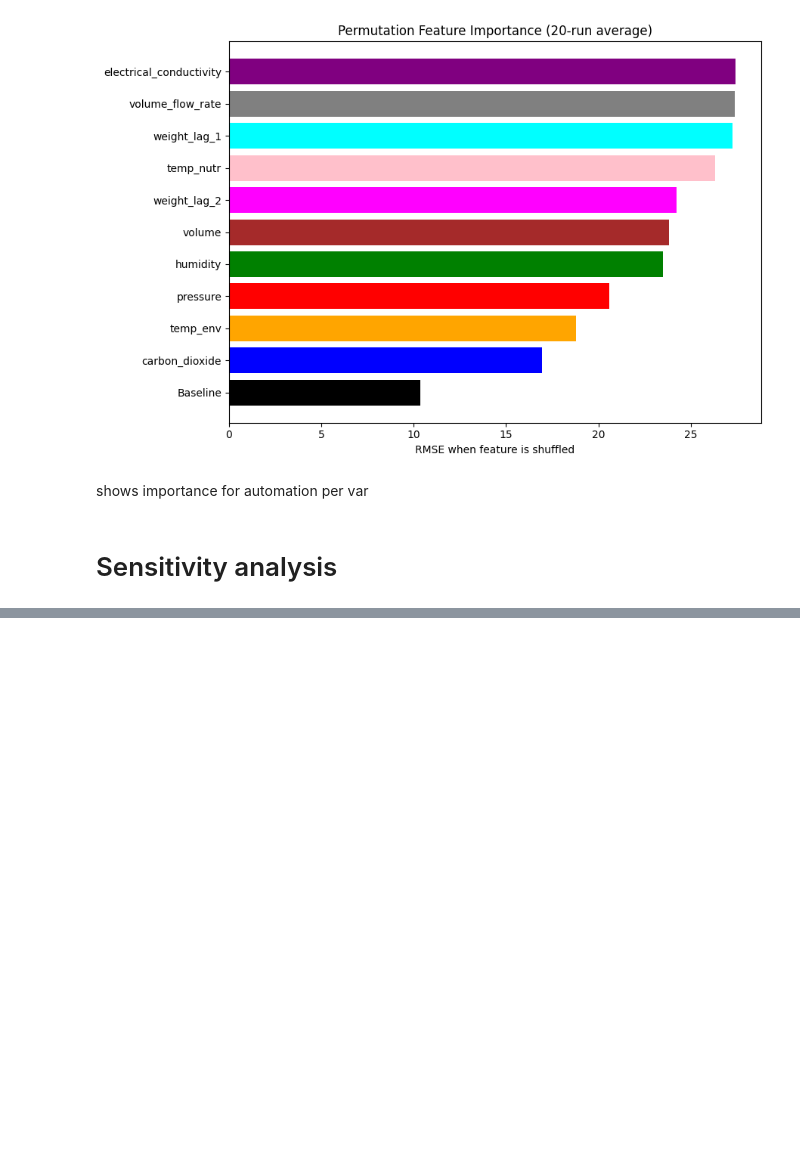
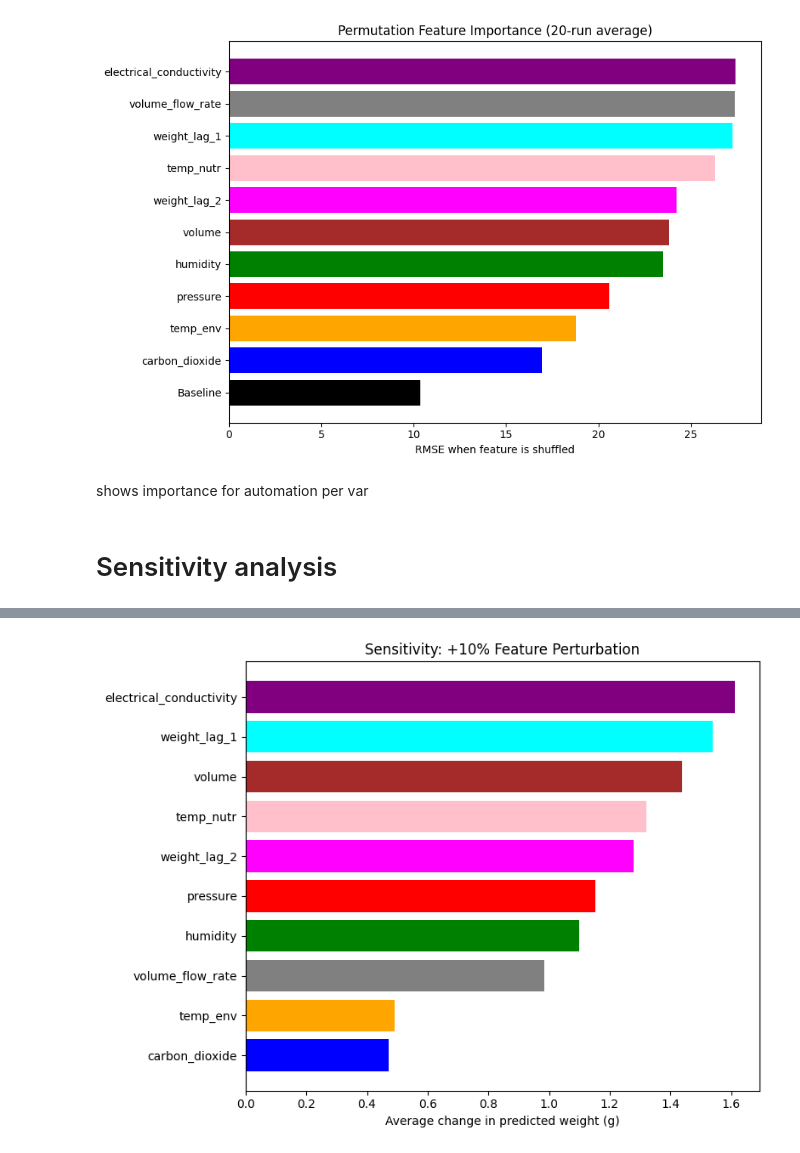
Before and after one commit to GerardoG2/plant-health-status, a Jupyter notebook: Notebooks/NeuralNetwork_t1.ipynb, the cells around one changed output, grey strips where cells are left out. Drawn from its saved outputs; the diff is of its cells as text; code cells hidden in the pictures; blank space fills up the shorter version.

```diff
--- a/Notebooks/NeuralNetwork_t1.ipynb
+++ b/Notebooks/NeuralNetwork_t1.ipynb
@@ -320,0 +408,25 @@ shows importance for automation per var
+# %%
+import matplotlib.pyplot as plt
+
+import matplotlib.pyplot as plt
+
+# map feature colors
+colors = perturbation_df["feature"].map(coef_colors)
+
+plt.figure(figsize=(8,6))
+
+plt.barh(
+    perturbation_df["feature"],
+    perturbation_df["+10% effect (g)"],
+    color=colors
+)
+
+plt.xlabel("Average change in predicted weight (g)")
+plt.title("Sensitivity: +10% Feature Perturbation")
+
+plt.gca().invert_yaxis()  # most important feature at top
+
+plt.tight_layout()
+plt.show()
+# %% [output]
+[figure, added]
```
Also changed, not shown: parts of 10 cells of this notebook, 23 other files.
